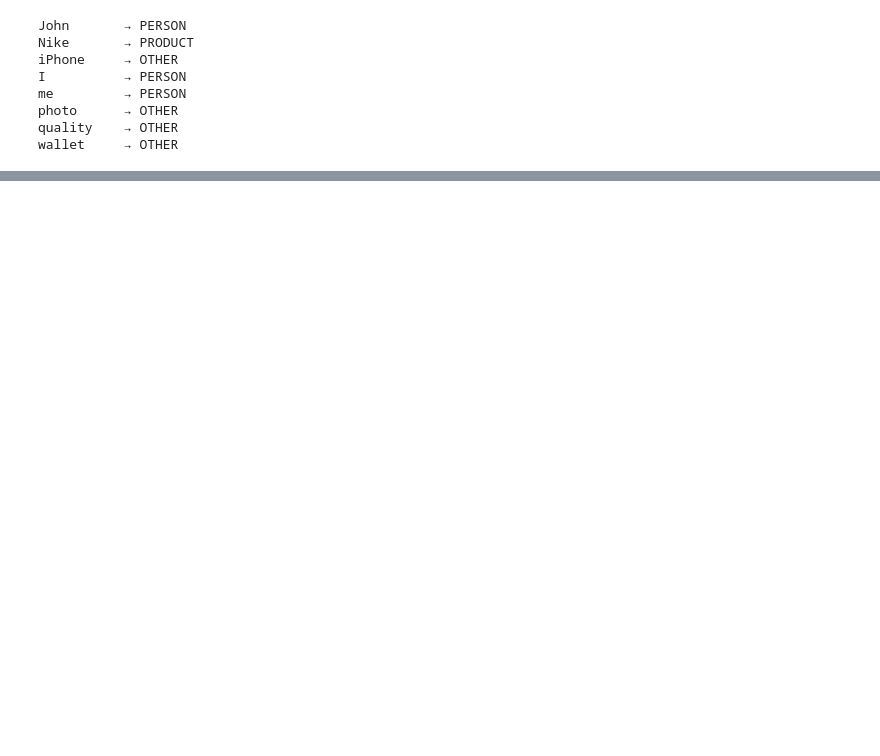
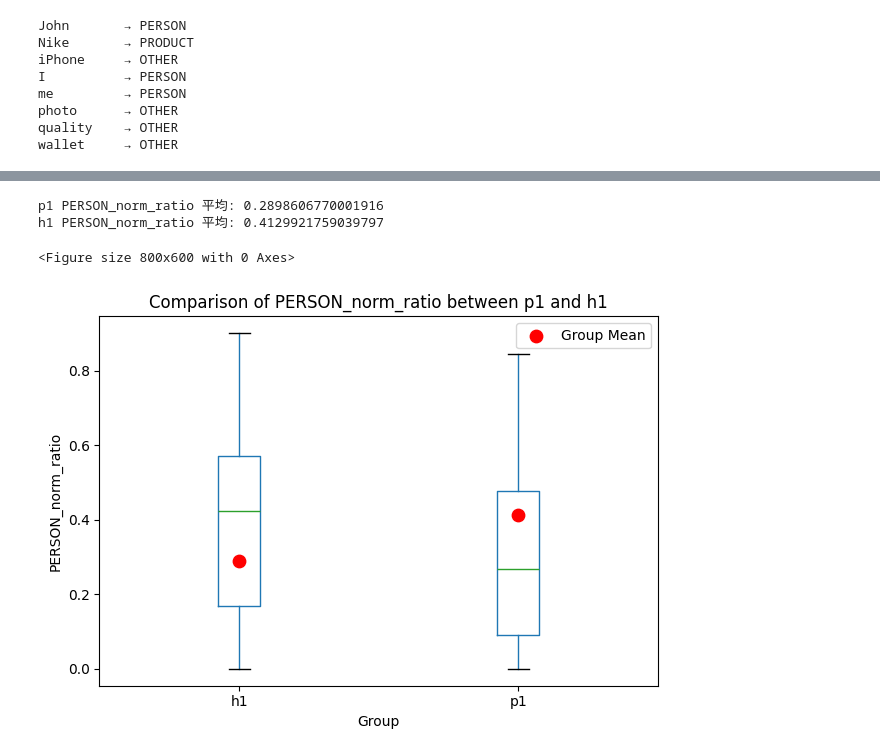
Before and after one commit to artemina1248-glitch/s1, a Jupyter notebook: main2.ipynb, the cells around one changed output, grey strips where cells are left out. Drawn from its saved outputs; the diff is of its cells as text; code cells hidden in the pictures; blank space fills up the shorter version.

```diff
--- a/main2.ipynb
+++ b/main2.ipynb
@@ -91,0 +634,43 @@ print(adj_stats_df.head(20))   # person 占比最高的 adj
+# %%
+import pandas as pd
+import matplotlib.pyplot as plt
+
+# 读取你的归一化结果（替换路径）
+p1_norm = pd.read_csv("p1_adj_normalized_no_other.csv")
+h1_norm = pd.read_csv("h1_adj_normalized_no_other.csv")
+
+# ==== 1. 计算两组的均值 ====
+p1_mean = p1_norm["PERSON_norm_ratio"].mean()
+h1_mean = h1_norm["PERSON_norm_ratio"].mean()
+
+print("p1 PERSON_norm_ratio 平均:", p1_mean)
+print("h1 PERSON_norm_ratio 平均:", h1_mean)
+
+# ==== 2. 准备画图数据 ====
+plot_df = pd.DataFrame({
+    "group": ["p1"] * len(p1_norm) + ["h1"] * len(h1_norm),
+    "PERSON_norm_ratio": list(p1_norm["PERSON_norm_ratio"]) + list(h1_norm["PERSON_norm_ratio"])
+})
+
+# ==== 3. 画箱线图 + 均值 ====
+plt.figure(figsize=(8, 6))
+
+# 箱线图
+plot_df.boxplot(by="group", column="PERSON_norm_ratio", grid=False)
+
+# 均值点
+plt.scatter([1, 2], [p1_mean, h1_mean], color="red", s=80, label="Group Mean")
+
+plt.title("Comparison of PERSON_norm_ratio between p1 and h1")
+plt.suptitle("")  # 去掉 boxplot 自动标题
+plt.xlabel("Group")
+plt.ylabel("PERSON_norm_ratio")
+plt.legend()
+
+plt.tight_layout()
+plt.show()
+# %% [output]
+p1 PERSON_norm_ratio 平均: 0.2898606770001916
+h1 PERSON_norm_ratio 平均: 0.4129921759039797
+<Figure size 800x600 with 0 Axes>
+[figure, added]
```
Also changed, not shown: parts of 42 cells of this notebook, 1 other file.
